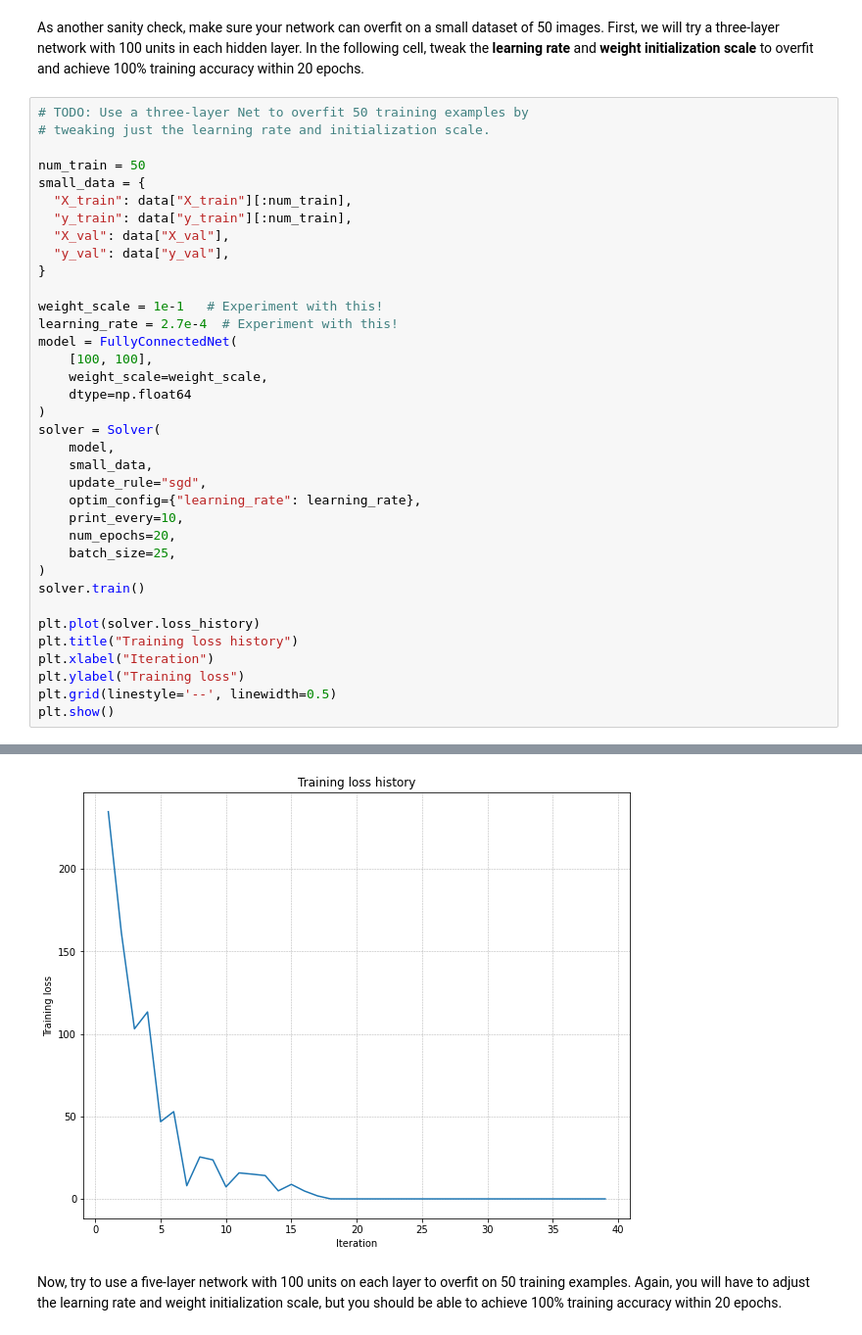
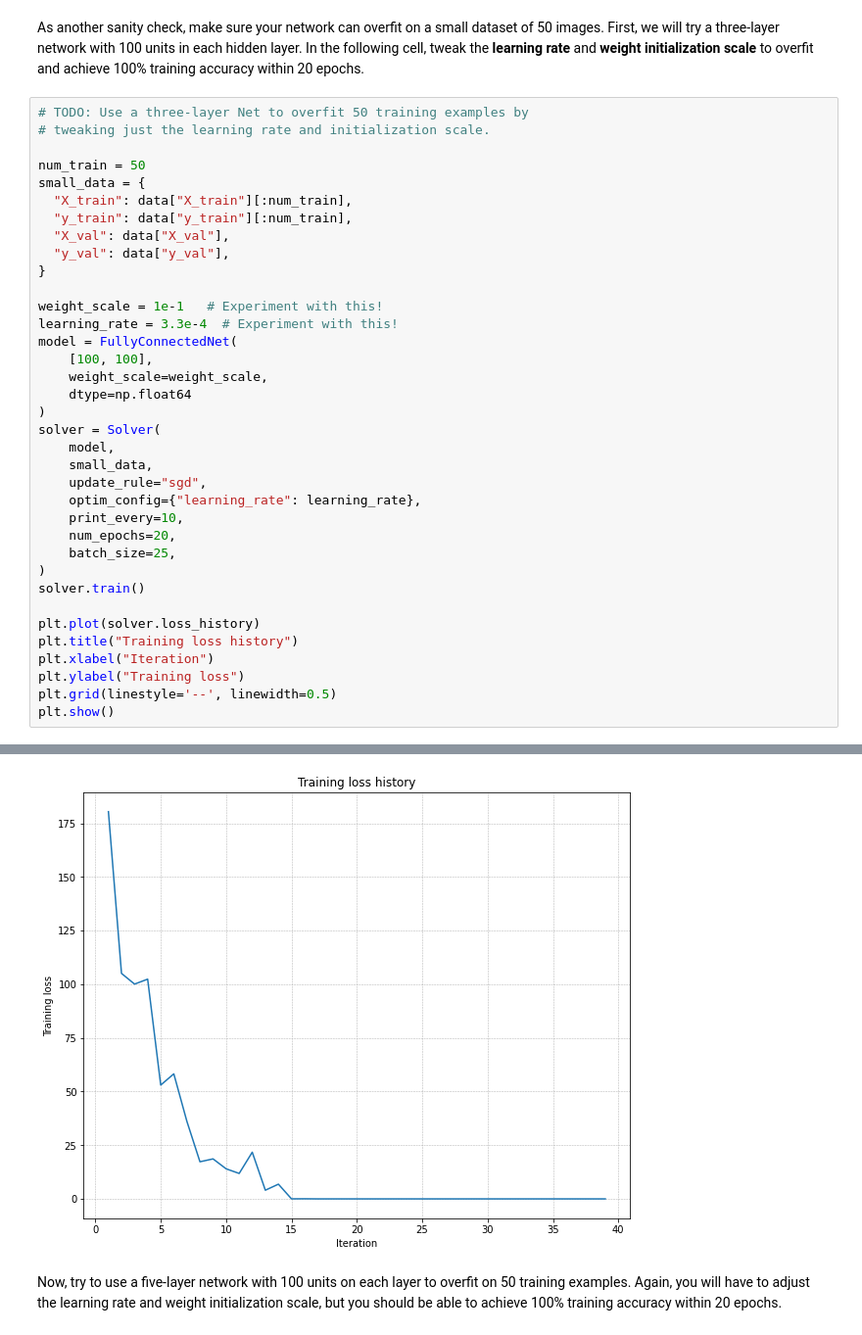
Before and after one commit to KIMSOIe/CS231n, a Jupyter notebook: FullyConnectedNets.ipynb, the cells around one changed output, grey strips where cells are left out. Shown at 98% size. Cells and saved outputs as stored; diff of their text form.

```diff
--- a/FullyConnectedNets.ipynb
+++ b/FullyConnectedNets.ipynb
@@ -128,7 +128,7 @@ small_data = {
 }
 
 weight_scale = 1e-1   # Experiment with this!
-learning_rate = 2.7e-4  # Experiment with this!
+learning_rate = 3.3e-4  # Experiment with this!
 model = FullyConnectedNet(
     [100, 100],
     weight_scale=weight_scale,
@@ -172,4 +172,4 @@ plt.show()
-[figure, old version]
+[figure, new version]
 # %% [markdown]
 Now, try to use a five-layer network with 100 units on each layer to overfit on 50 training examples. Again, you will have to adjust the learning rate and weight initialization scale, but you should be able to achieve 100% training accuracy within 20 epochs.
 # %%
```
Also changed, not shown: parts of 4 cells of this notebook.
